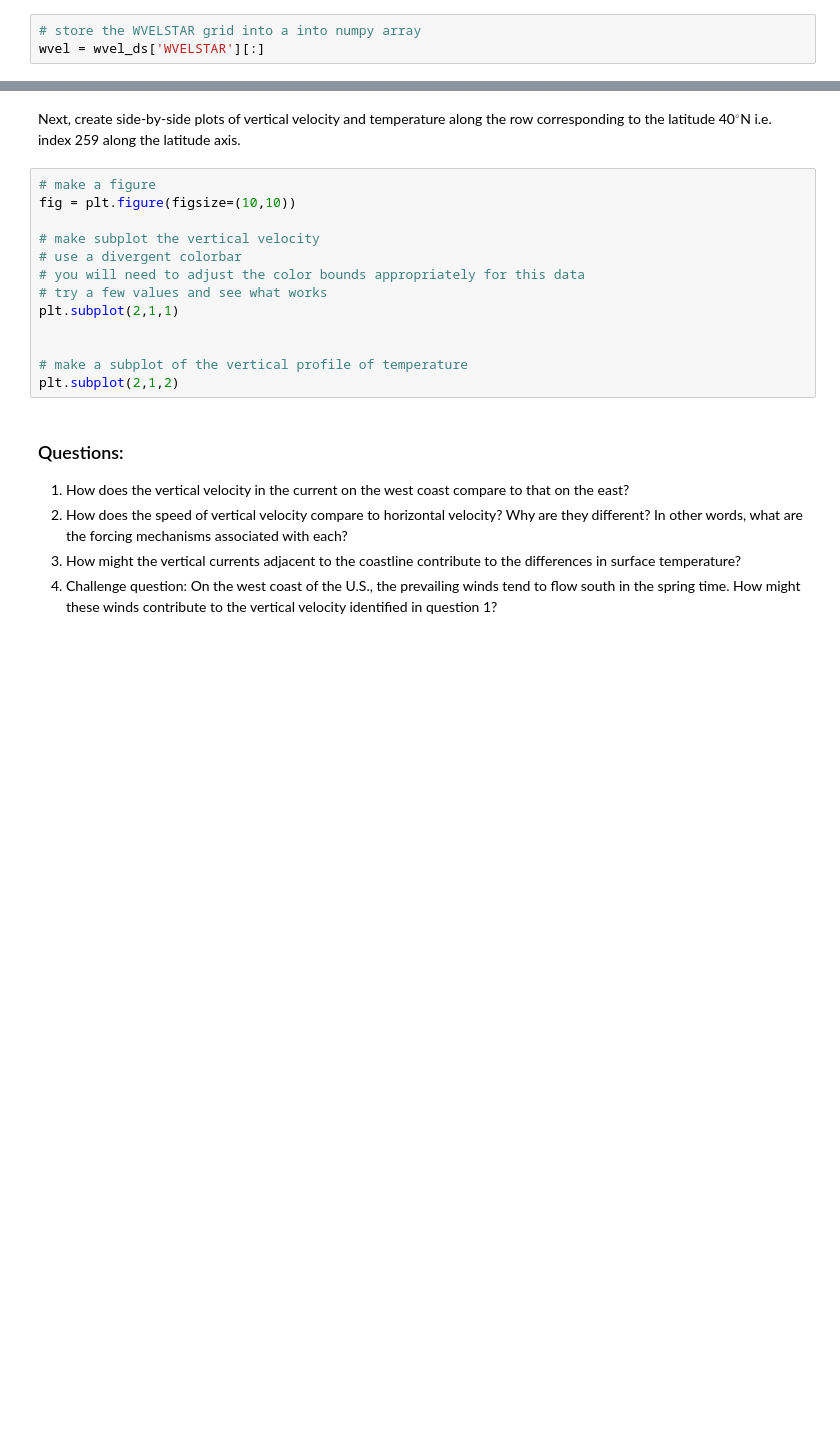
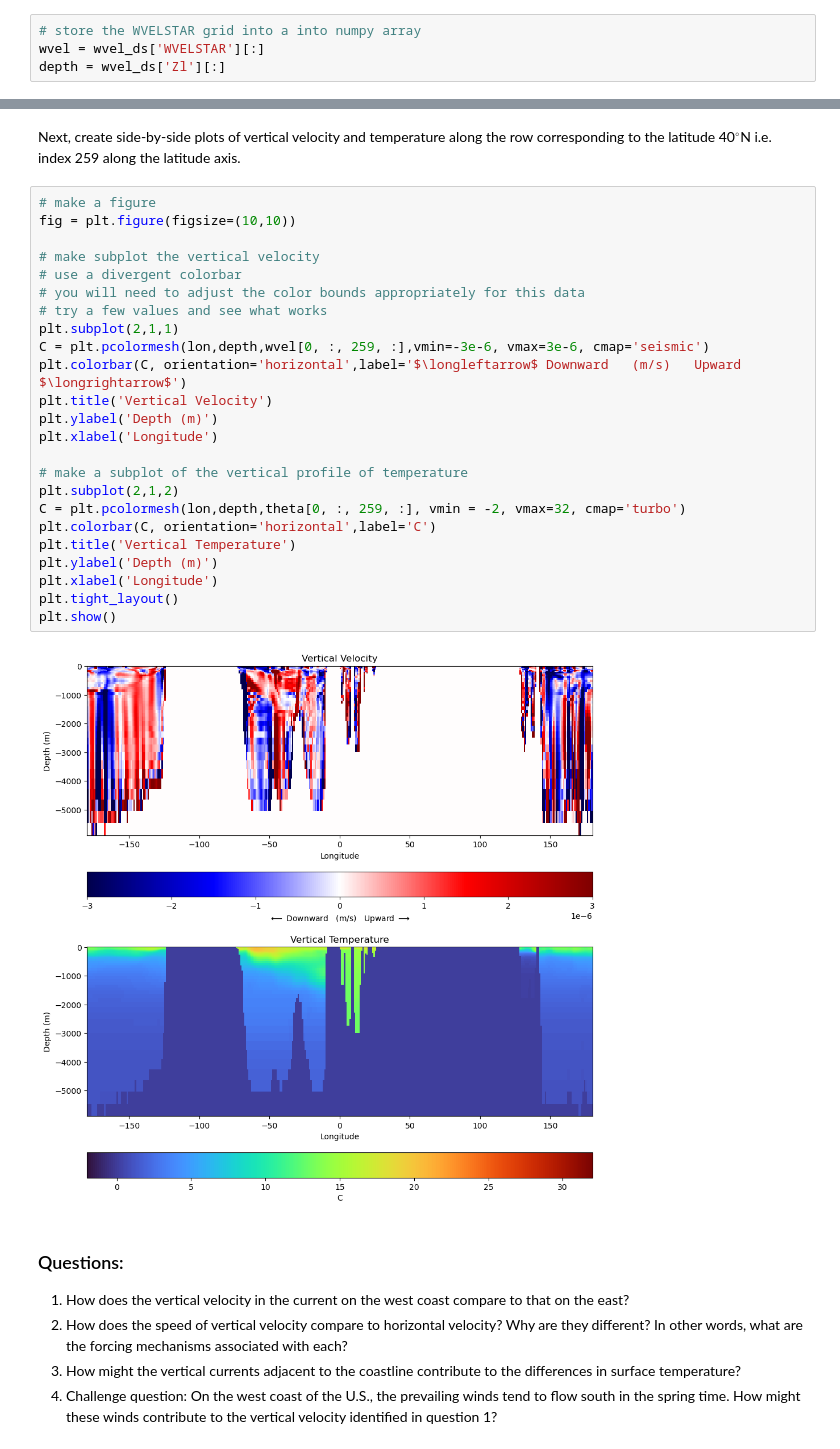
Before and after one commit to DannyMatlob/cs185c_fall2024_ocean_modeling, a Jupyter notebook: Homework/Homework_2/HW2 US Boundary Currents.ipynb, the cells around one changed output, grey strips where cells are left out. Saved outputs shown, nothing was run; the diff lists cells and outputs as text; blank space fills up the shorter version.

```diff
--- a/Homework/Homework_2/HW2 US Boundary Currents.ipynb
+++ b/Homework/Homework_2/HW2 US Boundary Currents.ipynb
@@ -144,6 +129,7 @@ wvel_ds = xr.open_dataset("WVELSTAR_2015_12.nc")
 # %%
 # store the WVELSTAR grid into a into numpy array
 wvel = wvel_ds['WVELSTAR'][:]
+depth = wvel_ds['Zl'][:]
 # %% [markdown]
 Since we'll be plotting a vertical profile, we'll also need a depth variable. Read this variable into a numpy array in the same way you read in the data above.
 # %%
@@ -174,16 +143,29 @@ Next, create side-by-side plots of vertical velocity and temperature along the r
 # %%
 # make a figure
 fig = plt.figure(figsize=(10,10))
 
 # make subplot the vertical velocity
 # use a divergent colorbar
 # you will need to adjust the color bounds appropriately for this data
 # try a few values and see what works
 plt.subplot(2,1,1)
-
+C = plt.pcolormesh(lon,depth,wvel[0, :, 259, :],vmin=-3e-6, vmax=3e-6, cmap='seismic')
+plt.colorbar(C, orientation='horizontal',label='$\longleftarrow$ Downward   (m/s)   Upward $\longrightarrow$')
+plt.title('Vertical Velocity')
+plt.ylabel('Depth (m)')
+plt.xlabel('Longitude')
 
 # make a subplot of the vertical profile of temperature
 plt.subplot(2,1,2)
+C = plt.pcolormesh(lon,depth,theta[0, :, 259, :], vmin = -2, vmax=32, cmap='turbo')
+plt.colorbar(C, orientation='horizontal',label='C')
+plt.title('Vertical Temperature')
+plt.ylabel('Depth (m)')
+plt.xlabel('Longitude')
+plt.tight_layout()
+plt.show()
+# %% [output]
+[figure, added]
 # %% [markdown]
 ### Questions:
 1. How does the vertical velocity in the current on the west coast compare to that on the east?
```
Also changed, not shown: parts of 7 cells of this notebook, 1 other file.
